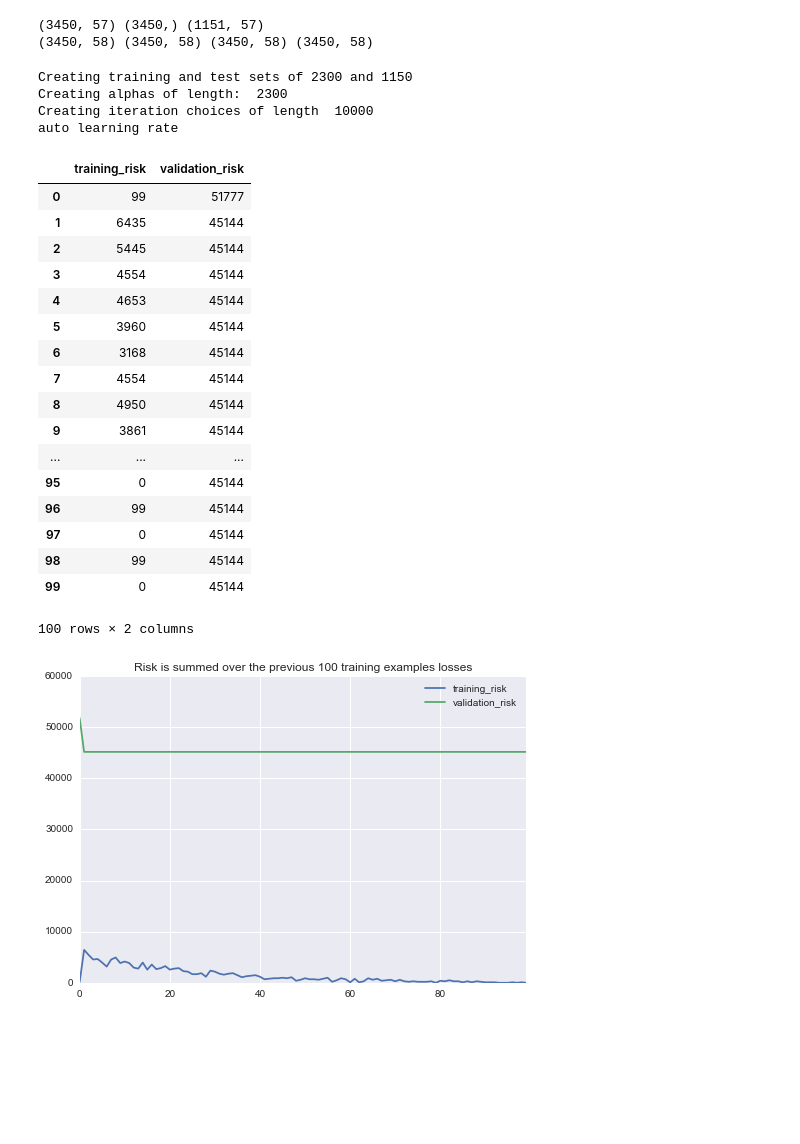
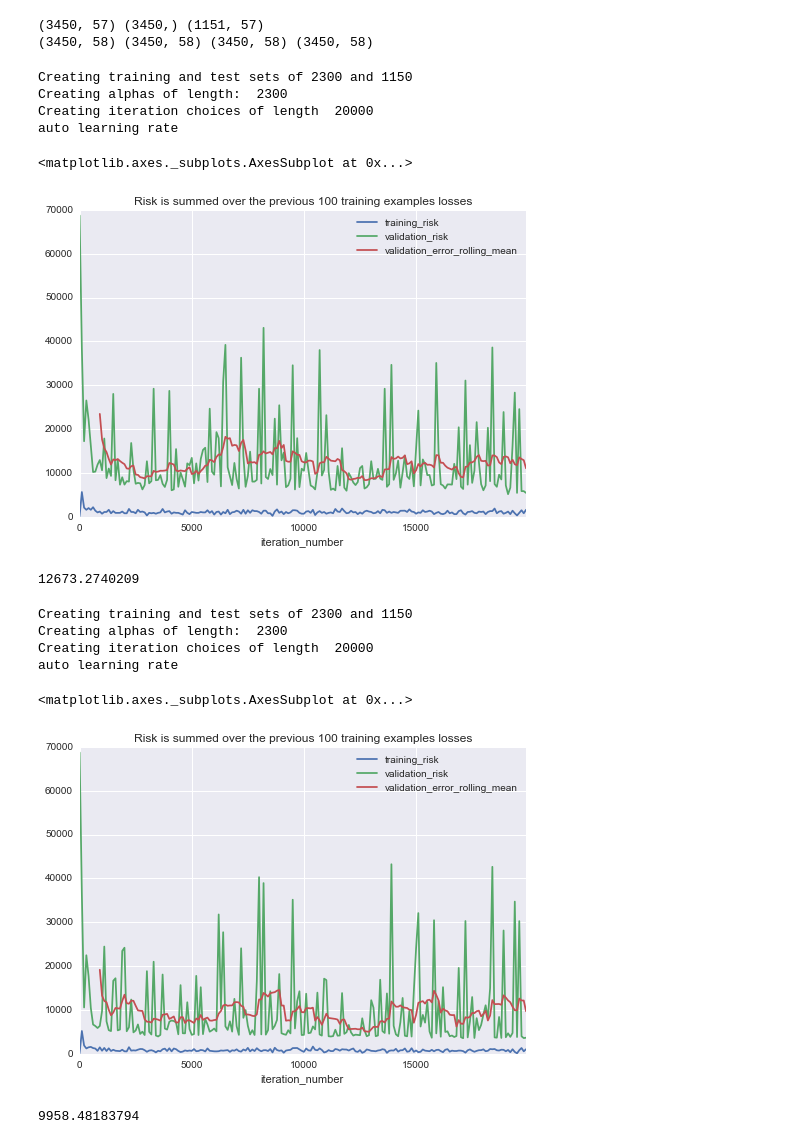
Before and after one commit to bllchmbrs/ml289, a Jupyter notebook: hw3/Kernel Logistic - 2400 v2.ipynb, the cells around one changed output. Drawn from its saved outputs; the diff is of its cells as text; code cells hidden in the pictures; blank space fills up the shorter version.

```diff
--- a/hw3/Kernel Logistic - 2400 v2.ipynb
+++ b/hw3/Kernel Logistic - 2400 v2.ipynb
@@ -42,11 +42,10 @@ print(X.shape, stan_X.shape, log_X.shape, bin_X.shape)
 (3450, 57) (3450,) (1151, 57)
 (3450, 58) (3450, 58) (3450, 58) (3450, 58)
 # %%
-def quadratic_kernel_ridge_sgd(xi, yi, X, alphai, gamma, lr):
-    fx = np.sum(alphai * np.power((np.dot(xi, X.T) + 1), 2))
-    # clamping as instructed by Brian Chu
+def quadratic_kernel_ridge_sgd(xi, yi, alphai, X, alpha, gamma, lr):
+    fx = np.dot(alpha, np.power((np.dot(xi, X.T) + 1), 2))
     z = yi * fx
-    if z >= 100:
+    if z >= 100:    # clamping as instructed by Brian Chu
         z = 99
     elif z <= -100:
         z = -99
@@ -61,7 +60,7 @@ def qkrsgd_test(vX, vy, tX, ty, alpha):
     for count, (xi, yi) in enumerate(zip(vX, vy)):
         fx = np.dot(alpha, np.power((np.dot(xi, tX.T) + 1), 2))
         z = yi * fx
-        if z >= 100:
+        if z >= 100:     # clamping as instructed by Brian Chu
             z = 99
         elif z <= -100:
             z = -99
@@ -84,29 +83,43 @@ def qkrsgd_wrapper(X, y, gamma, num_iters, lr=None):
     else:
         print("Learning rate of ", lr)
     risks = []
+    iteration_numbers = []
     val_risks = []
     epoch_risk = [] # epoch is defined as 100 examples
     for count, choice in enumerate(iters):
         if not lr:
             lr = 1 / (count + 1)
         xi, yi, alphai = tX[choice], ty[choice], alpha[choice]
-        new_alpha, loss = quadratic_kernel_ridge_sgd(xi, yi, tX, alphai, gamma, lr)
+        new_alpha, loss = quadratic_kernel_ridge_sgd(xi, yi, alphai, tX, alpha, gamma, lr)
         alpha[choice] = new_alpha
         alpha[choice+1:] -= (alpha[choice+1:] * gamma)
         alpha[:choice] -= (alpha[:choice] * gamma)
         epoch_risk.append(loss)
         if count % 100 == 0:
+            iteration_numbers.append(count)
             risks.append(np.sum(epoch_risk))
             epoch_risk = [] # resetting the epoch risk
             val_risks.append(qkrsgd_test(vX, vy, tX, ty, alpha))
     return alpha, pd.DataFrame({
+            "iteration_number": iteration_numbers,
             "training_risk":risks,
             "validation_risk": val_risks
         })
 # %%
-w2, risks2 = qkrsgd_wrapper(log_X, y, 10e-5, 10000)
+w, risks = qkrsgd_wrapper(log_X, y, 10e-5, 20000)
 # %% [output]
 Creating training and test sets of 2300 and 1150
 Creating alphas of length:  2300
-Creating iteration choices of length  10000
+Creating iteration choices of length  20000
 auto learning rate
+# %%
+risks.set_index("iteration_number")
+risks["validation_error_rolling_mean"] = pd.rolling_mean(risks.validation_risk, 10)
+risks.plot(title='Risk is summed over the previous 100 training examples losses', x='iteration_number', subplots=True)
+# %% [output]
+<matplotlib.axes._subplots.AxesSubplot at 0x...>
+[figure, added]
+# %%
+print(risks.validation_risk.mean())
+# %% [output]
+12673.2740209
@@ -113,24 +190,18 @@ auto learning rate
+# %%
+w, risks2 = lkrsgd_wrapper(log_X, y, 10e-5, 20000)
+# %% [output]
+Creating training and test sets of 2300 and 1150
+Creating alphas of length:  2300
+Creating iteration choices of length  20000
+auto learning rate
 # %%
-#print(risks2)
-risks2.plot(title='Risk is summed over the previous 100 training examples losses')
-risks2
+risks2.set_index("iteration_number")
+risks2["validation_error_rolling_mean"] = pd.rolling_mean(risks2.validation_risk, 10)
+risks2.plot(title='Risk is summed over the previous 100 training examples losses', x='iteration_number')
 # %% [output]
-|  | training_risk | validation_risk |
-| 0 | 99 | 51777 |
-| 1 | 6435 | 45144 |
-| 2 | 5445 | 45144 |
-| 3 | 4554 | 45144 |
-| 4 | 4653 | 45144 |
-| 5 | 3960 | 45144 |
-| 6 | 3168 | 45144 |
-| 7 | 4554 | 45144 |
-| 8 | 4950 | 45144 |
-| 9 | 3861 | 45144 |
-| ... | ... | ... |
-| 95 | 0 | 45144 |
-| 96 | 99 | 45144 |
-| 97 | 0 | 45144 |
-| 98 | 99 | 45144 |
-| 99 | 0 | 45144 |
-100 rows × 2 columns
+<matplotlib.axes._subplots.AxesSubplot at 0x...>
-[figure, old version]
+[figure, new version]
+# %%
+print(risks2.validation_risk.mean())
+# %% [output]
+9958.48183794
```
Also changed, not shown: parts of 1 cell of this notebook.
